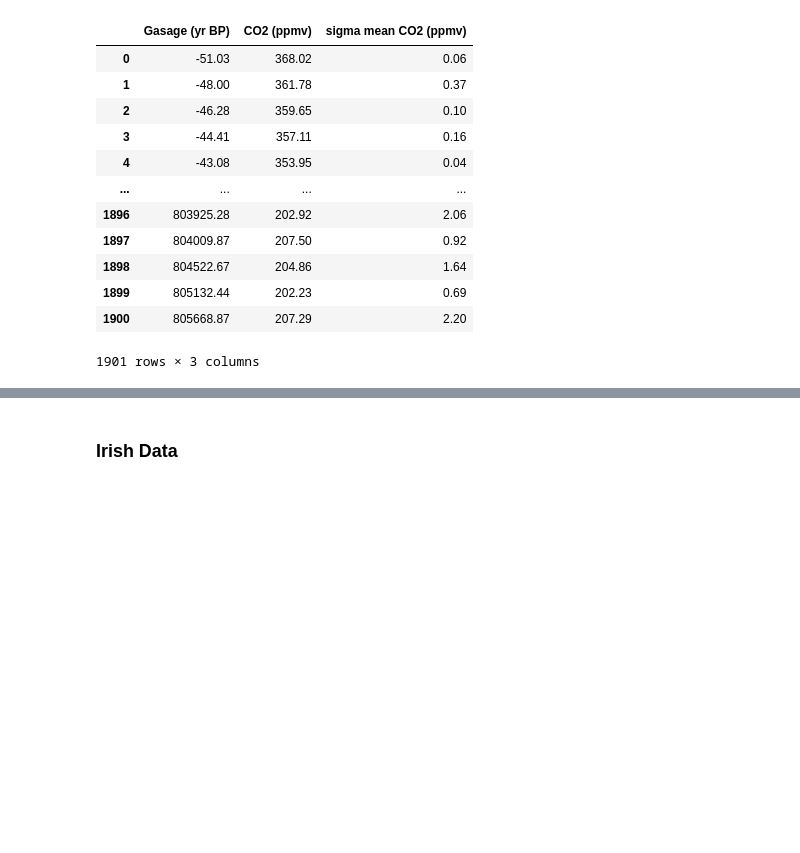
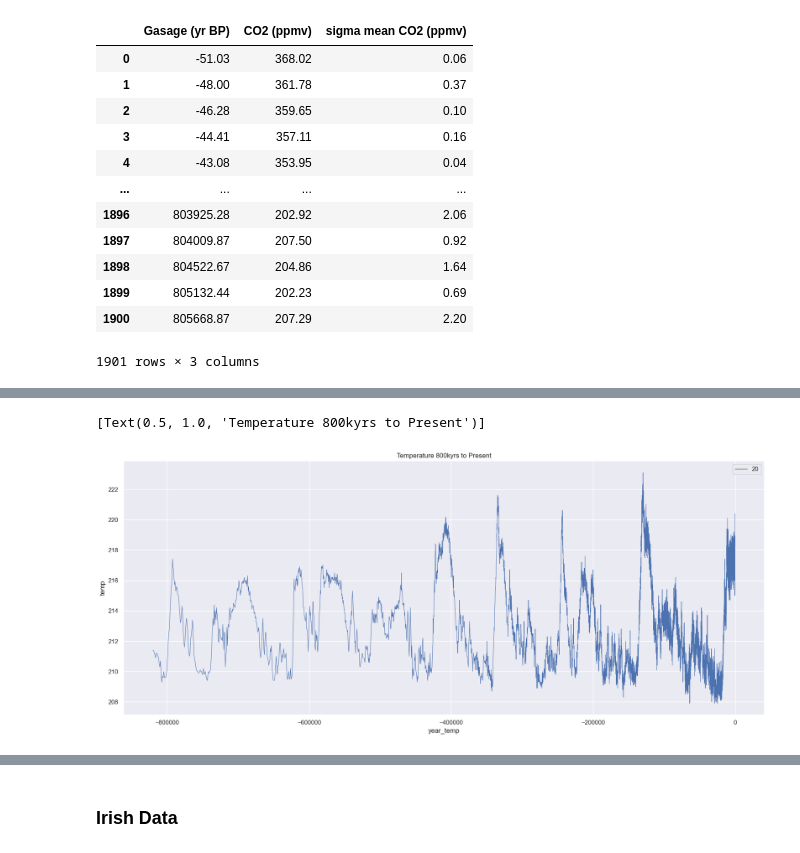
Before and after one commit to emma2d/Prog_for_DA.Project2, a Jupyter notebook: project2.ipynb, the cells around one changed output, grey strips where cells are left out. Saved outputs shown, nothing was run; the diff lists cells and outputs as text; code cells hidden in the pictures; blank space fills up the shorter version.

```diff
--- a/project2.ipynb
+++ b/project2.ipynb
@@ -39,0 +68,2 @@ sns.set(rc={'figure.figsize':(11.7,8.27)})
+# %%
+tempdf['year_temp'] = tempdf['EDC3béta'].apply(lambda x: -x)
@@ -39,0 +86,5 @@ sns.set(rc={'figure.figsize':(11.7,8.27)})
+# %%
+sns.lineplot(data=tempdf, x='year_temp', y='temp',size=20).set(title='Temperature 800kyrs to Present')
+# %% [output]
+[Text(0.5, 1.0, 'Temperature 800kyrs to Present')]
+[figure, added]
```
Also changed, not shown: parts of 14 cells of this notebook.
